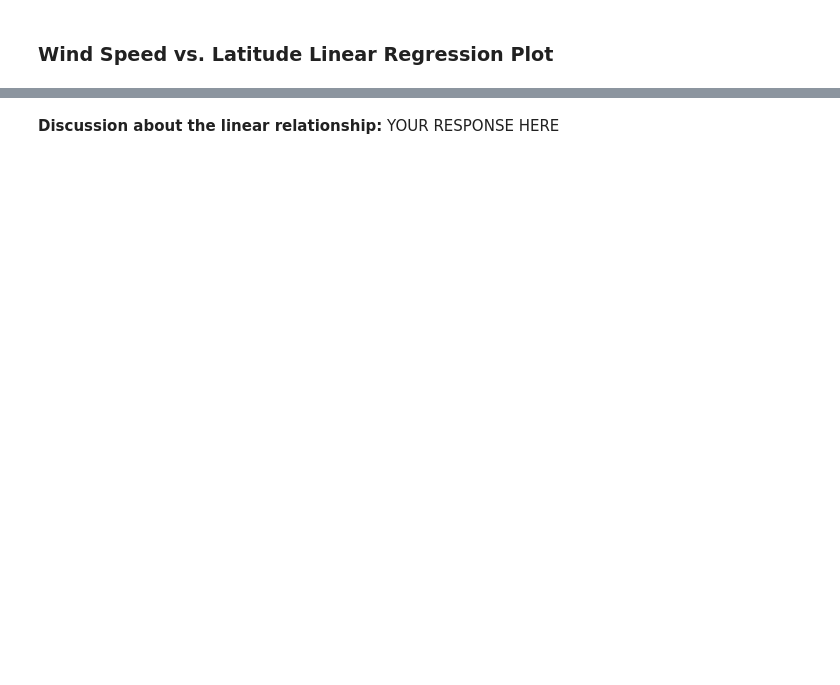
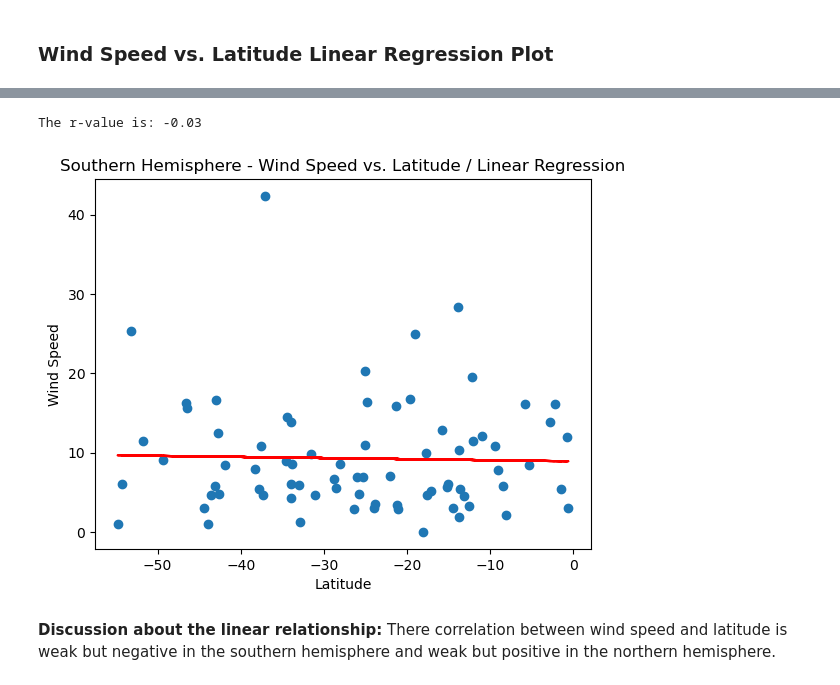
Before and after one commit to cmswart/python-api-challenge, a Jupyter notebook: WeatherPy_MS.ipynb, the cells around one changed output, grey strips where cells are left out. Saved outputs shown, nothing was run; the diff lists cells and outputs as text; code cells hidden in the pictures; blank space fills up the shorter version.

```diff
--- a/WeatherPy_MS.ipynb
+++ b/WeatherPy_MS.ipynb
@@ -421,2 +415,12 @@ The r-value is: 0.062239040700515696
-# %% [markdown]
-**Discussion about the linear relationship:** YOUR RESPONSE HERE
+# %%
+# Southern Hemisphere
+linear_regression(southern_hemi_df["Lat"], southern_hemi_df["Wind Speed"], "Wind Speed", (20,25))
+
+plt.title("Southern Hemisphere - Wind Speed vs. Latitude / Linear Regression")
+plt.xlabel("Latitude")
+plt.savefig("Starter_Code/output_data/Fig12.png")
+# %% [output]
+The r-value is: -0.03
+[figure, added]
+# %% [markdown]
+**Discussion about the linear relationship:** There correlation between wind speed and latitude is weak but negative in the southern hemisphere and weak but positive in the northern hemisphere.
```
Also changed, not shown: parts of 23 cells of this notebook.
